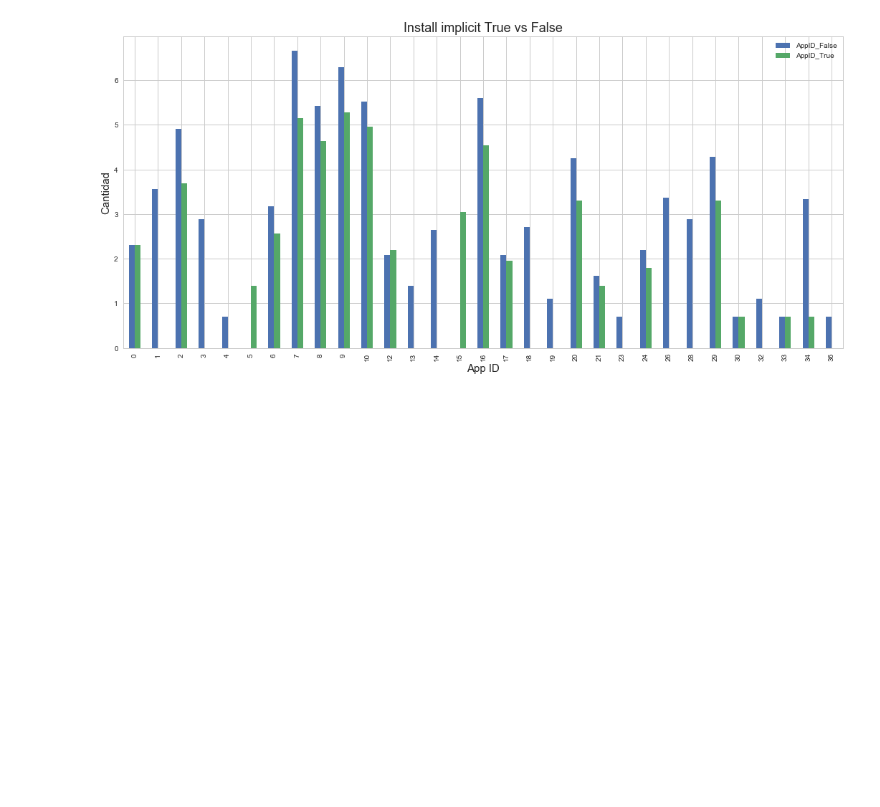
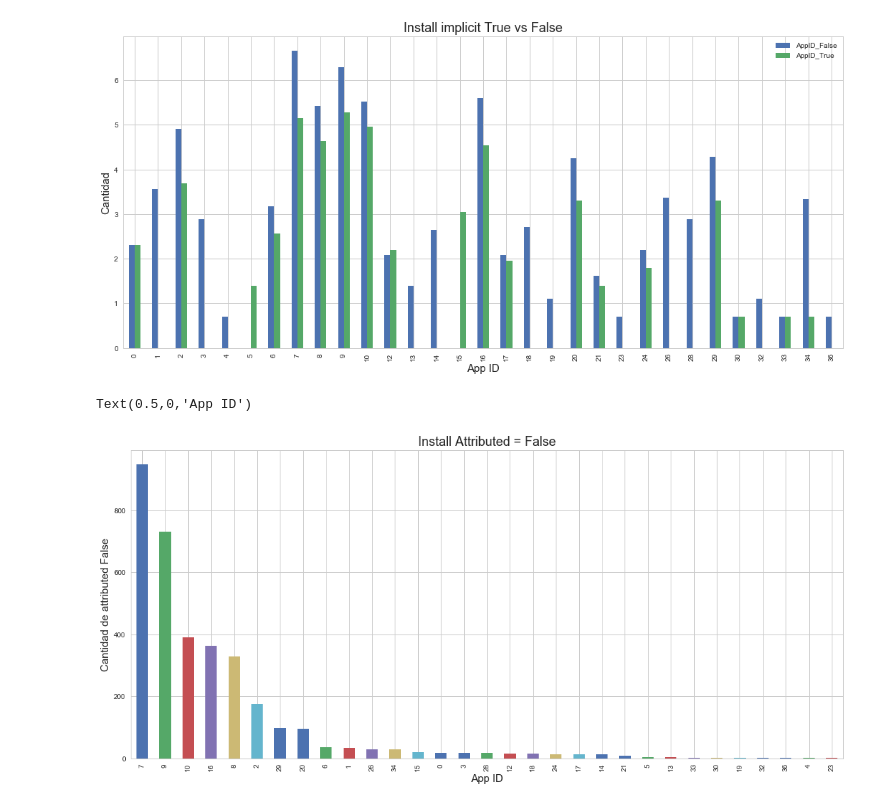
Before and after one commit to LucasCatolino/Organizacion-de-Datos, a Jupyter notebook: Installs.ipynb, the cells around one changed output. Cells and saved outputs as stored; diff of their text form; code cells hidden in the pictures; blank space fills up the shorter version.

Commit message:
Plot Bar de Attributed... TODOS SON FALSE

```diff
--- a/Installs.ipynb
+++ b/Installs.ipynb
@@ -156,3 +156,22 @@ g.set_xlabel("App ID",fontsize=15)
 # %% [output]
 Text(0.5,0,'App ID')
 [figure]
+# %%
+# Atributed es cuando la instalación se le atribuye a Jampp
+tablaAtributed2 = install[install['attributed'] == False]
+attributed_F=tablaAtributed2['application_id'].value_counts()
+attFalse=pd.concat([attributed_F],axis=1)
+attFalse.columns = ['aplicacion_id']
+attFalse['Att_False'] = np.log(attFalse['aplicacion_id']+1)
+# %%
+# TODOS los attributed son FALSE
+# Grafico de barras de attributed por ID de Apps
+
+
+g = attFalse['aplicacion_id'].plot.bar(figsize = (18,8))
+g.set_title("Install Attributed = False",fontsize=18)
+g.set_ylabel("Cantidad de attributed False",fontsize=15)
+g.set_xlabel("App ID",fontsize=15)
+# %% [output]
+Text(0.5,0,'App ID')
+[figure, added]
```
